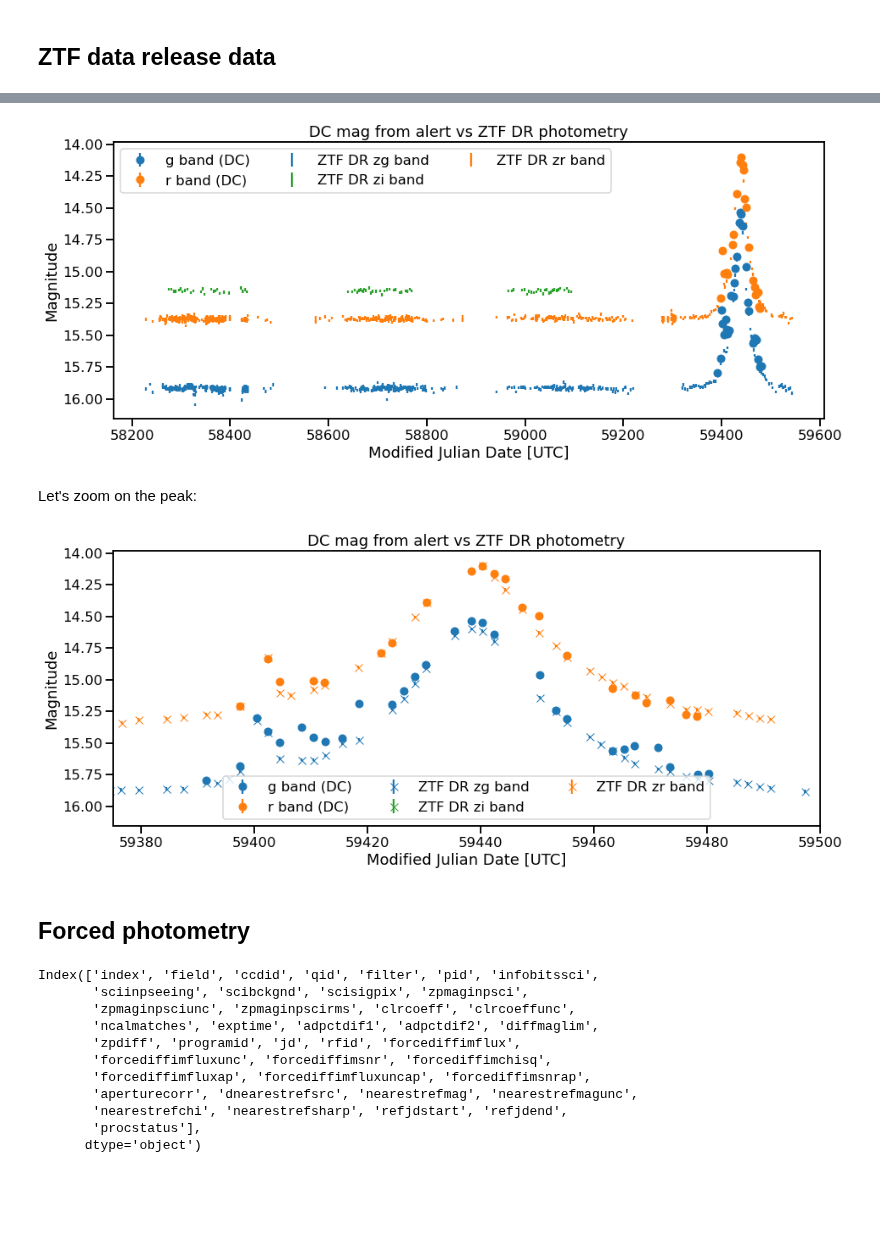
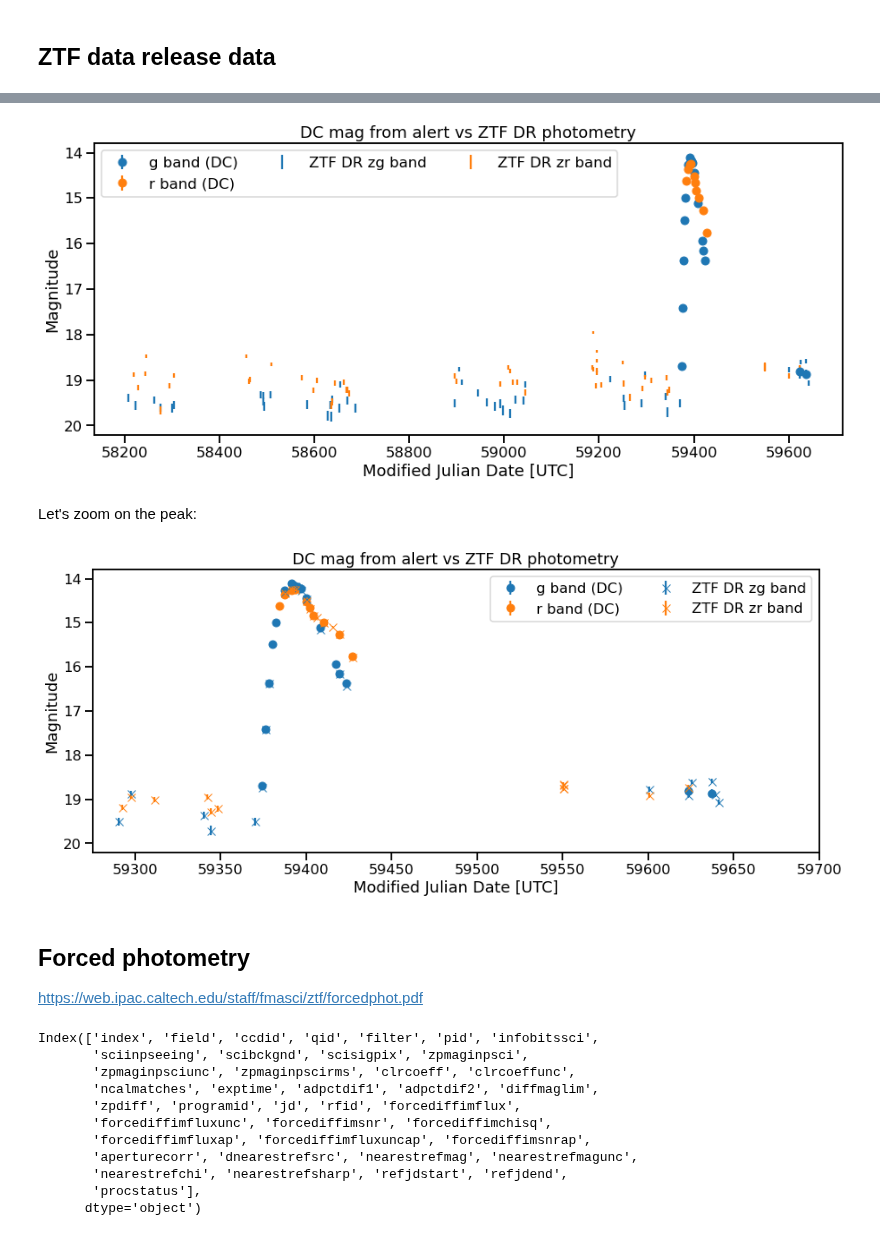
Before and after one commit to astrolabsoftware/fink-tutorials, a Jupyter notebook: photometry/photometry_tutorial.ipynb, the cells around one changed output, grey strips where cells are left out. Drawn from its saved outputs; the diff is of its cells as text; code cells hidden in the pictures; blank space fills up the shorter version.

Commit message:
Update the forced photometry notebook

```diff
--- a/photometry/photometry_tutorial.ipynb
+++ b/photometry/photometry_tutorial.ipynb
@@ -20,7 +20,7 @@ Let's start with the ZTF alerts processed by Fink. By default, each alert packet
 r = requests.post(
   'https://fink-portal.org/api/v1/objects',
   json={
-    'objectId': 'ZTF18abktckv',
+    'objectId': 'ZTF21abfaohe',
     'withupperlim': 'True',
   }
 )
@@ -181,7 +198,7 @@ plt.title('DC mag from alert vs ZTF DR photometry')
 plt.xlabel('Modified Julian Date [UTC]')
 plt.ylabel('Magnitude');
 # %% [output]
-[figure, old version]
+[figure, new version]
 # %% [markdown]
 Let's zoom on the peak:
 # %%
@@ -191,36 +208,38 @@ colordic = {1: 'C0', 2: 'C1'}
 filtdic = {1: 'g', 2: 'r'}
 
 for filt in np.unique(pdf_magpsf_valid['i:fid']):
     maskFilt = pdf_magpsf_valid['i:fid'] == filt
 
     plt.errorbar(
         pdf_magpsf_valid[maskFilt]['i:jd'].apply(lambda x: x - 2400000.5),
         pdf_magpsf_valid[maskFilt]['i:mag_dc'],
         pdf_magpsf_valid[maskFilt]['i:err_dc'],
         ls = '', marker='o',
         color=colordic[filt],
         label='{} band (DC)'.format(filtdic[filt]),
     )
 
 f = pdf_ZTF['catflags'] == 0
 colordic = {'zg': 'C0', 'zr': 'C1', 'zi': 'C2'}
 for filt in np.unique(pdf_ZTF[f]['filtercode']):
     maskFilt = pdf_ZTF[f]['filtercode'] == filt
     plt.errorbar(
         pdf_ZTF[f][maskFilt]['mjd'],
         pdf_ZTF[f][maskFilt]['mag'],
         pdf_ZTF[f][maskFilt]['magerr'],
         ls='', color=colordic[filt], marker='x',
         label='ZTF DR {} band'.format(filt))
 
 plt.gca().invert_yaxis()
-plt.legend(ncol=3)
+plt.legend(ncol=2)
 plt.title('DC mag from alert vs ZTF DR photometry')
 plt.xlabel('Modified Julian Date [UTC]')
 plt.ylabel('Magnitude')
-plt.xlim(59375, 59500);
+plt.xlim(59275, 59700);
 # %% [output]
-[figure, old version]
+[figure, new version]
 # %% [markdown]
 ## Forced photometry
+
+https://web.ipac.caltech.edu/staff/fmasci/ztf/forcedphot.pdf
 # %%
```
Also changed, not shown: parts of 9 cells of this notebook, 1 other file.
